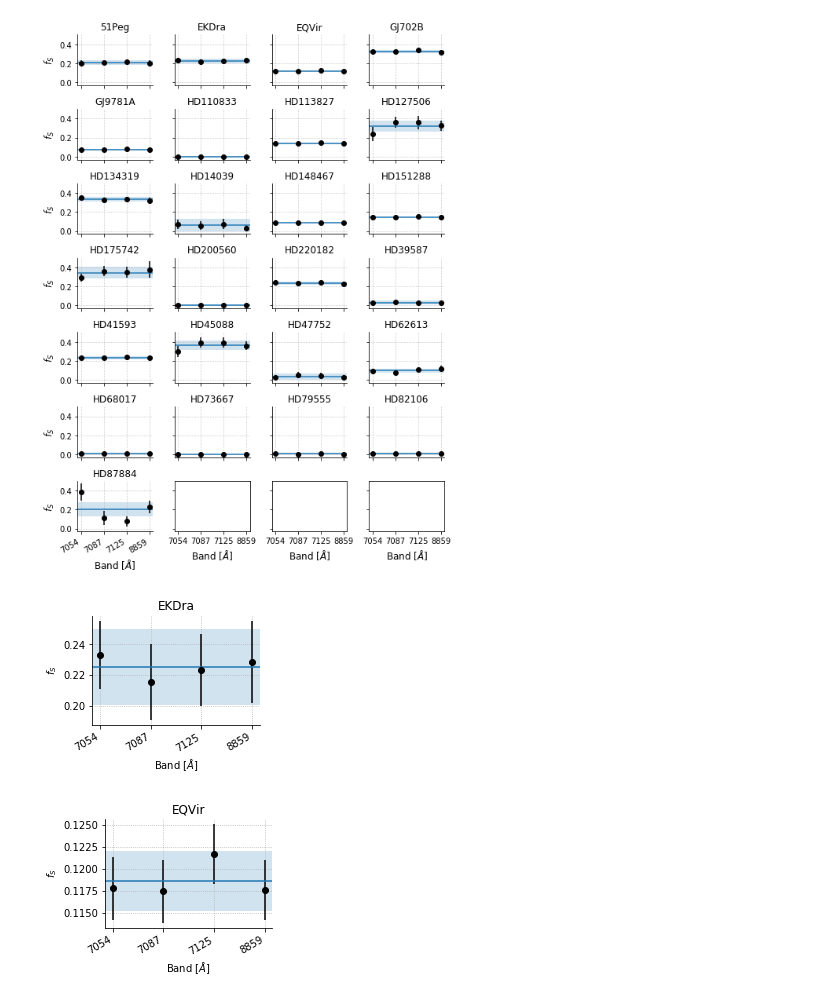
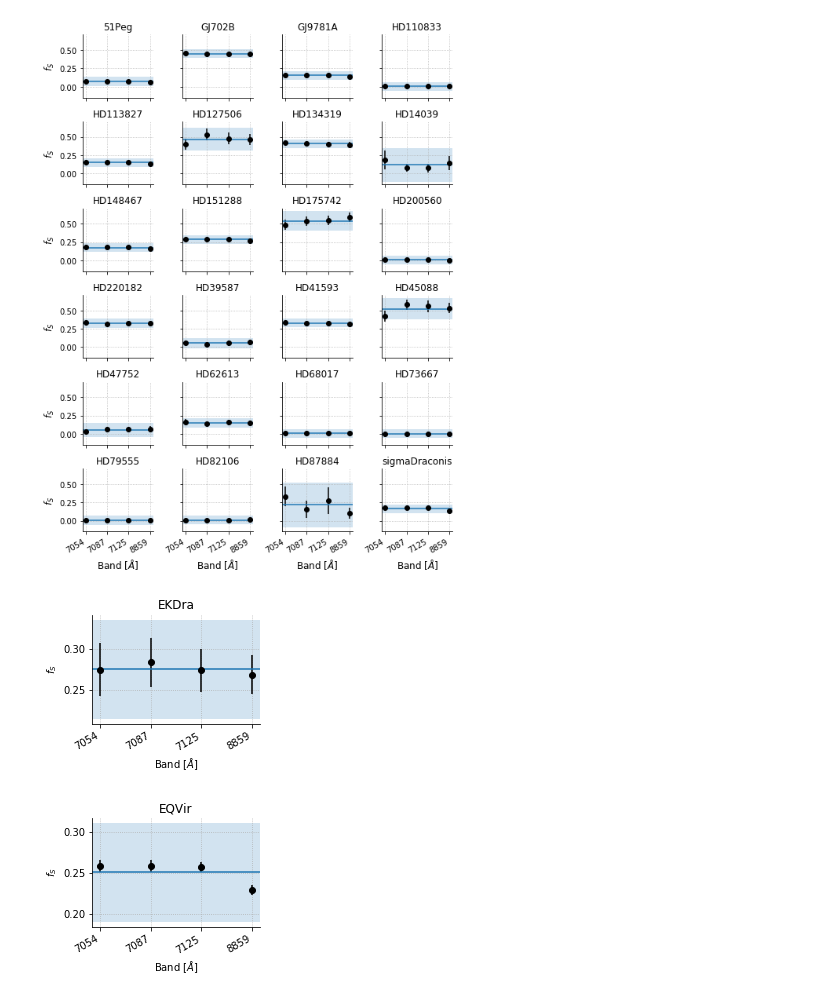
Before and after one commit to bmorris3/freckles, a Jupyter notebook: plot_results.ipynb, the cells around one changed output. Cells and saved outputs as stored; diff of their text form; code cells hidden in the pictures.

Commit message:
paper writing bonanza

```diff
--- a/plot_results.ipynb
+++ b/plot_results.ipynb
@@ -12,5 +14,5 @@ len(results)
 # %%
-fig, ax = plt.subplots(7, 4, figsize=(7.5, 10), sharex=True, sharey=True)
+fig, ax = plt.subplots(6, 4, figsize=(7.5, 10), sharex=True, sharey=True)
 
 table_results = []
 
@@ -24,7 +26,7 @@ stars_big_plot = sorted(results.keys())
 
 filtered_stars_big_plot = []
 for s in stars_big_plot:
-    if not s.startswith("EPIC"):
+    if not s.startswith("E"):
         filtered_stars_big_plot.append(s)
 
 for star in ['EKDra', 'EQVir']:
@@ -34,6 +36,8 @@ for star in ['EKDra', 'EQVir']:
         f_S_err = np.sqrt(np.sum(np.array([np.mean([results[star][time][band]['f_S_lower'],
                                                     results[star][time][band]['f_S_upper']])
                                            for band in results[star][time]])**2)/4)
+        f_S_err = max([f_S_err, 0.06])
+
         f_S_all.append(f_S)
         f_S_err_all.append(f_S_err)
         f_S_stars.append(star)
@@ -55,7 +59,7 @@ for star in ['EKDra', 'EQVir']:
         axis.set_xticklabels(sorted(results[star][time].keys()))
         plt.setp(axis.get_xticklabels(), rotation=30, ha='right')
     axis.set(xlabel='Band [$\AA$]', ylabel='$f_S$')
-    figure.savefig('paper_plots/{}.pdf'.format(star), bbox_inches='tight')
+    figure.savefig('/Users/bmmorris/Dropbox/Apps/ShareLaTeX/freckles/{}.pdf'.format(star), bbox_inches='tight')
 
 
 # for star in [s for s in stars_big_plot if s.startswith("EPIC")]:
@@ -95,41 +99,46 @@ for j, star in enumerate(filtered_stars_big_plot):
         f_S = np.mean([results[star][time][band]['f_S'] for band in results[star][time]])
         f_S_err = np.sqrt(np.sum(np.array([np.mean([results[star][time][band]['f_S_lower'],
                                                     results[star][time][band]['f_S_upper']])
-                                           for band in results[star][time]])**2)/4)
+                                           for band in results[star][time]])**2))#/4)
+        f_S_err = max([f_S_err, 0.06])
         table_results.append({'Target': star, '$f_S$': "${0:.2f} \pm {1:.2f}$".format(f_S, f_S_err)})
 
         f_S_all.append(f_S)
         f_S_err_all.append(f_S_err)
         f_S_stars.append(star)
 
         axis.axhline(f_S)
         axis.axhspan(f_S-f_S_err, f_S+f_S_err, alpha=0.2)
         for i, band in enumerate(results[star][time]):
             m = results[star][time][band]
 
             axis.errorbar(i, m['f_S'], yerr=np.array([[m['f_S_lower'], m['f_S_upper']]]),
                           fmt='o', color='k')
             axis.set_title(star)
 
             for s in ['right', 'top']:
                 axis.spines[s].set_visible(False)
             axis.grid(ls=':')
         axis.set_xticks(np.arange(4))
         axis.set_xticklabels(sorted(results[star][time].keys()))
         plt.setp(axis.get_xticklabels(), rotation=30, ha='right')
 
-for i in range(7):
+for i in range(6):
     ax[i, 0].set_ylabel('$f_S$', fontsize=12)
 
 for i in range(4):
     ax[-1, i].set_xlabel('Band [$\AA$]', fontsize=12)
 
+# for s in ['right', 'left', 'top', 'bottom']:
+#     for i in range(2):
+#         fig.axes[i].spines[s].set_visible(False)
+
 fig.tight_layout()
-fig.savefig('paper_plots/summary.pdf', bbox_inches='tight')
+fig.savefig('/Users/bmmorris/Dropbox/Apps/ShareLaTeX/freckles/summary.pdf', bbox_inches='tight')
 # %% [output]
-[figure, old version]
+[figure, new version]
-[figure, old version]
+[figure, new version]
-[figure, old version]
+[figure, new version]
 # %%
 import json
 h11_results = json.load(open('bandbyband_h11_results.json', 'r'))
```
Also changed, not shown: parts of 15 cells of this notebook, 9 other files.
